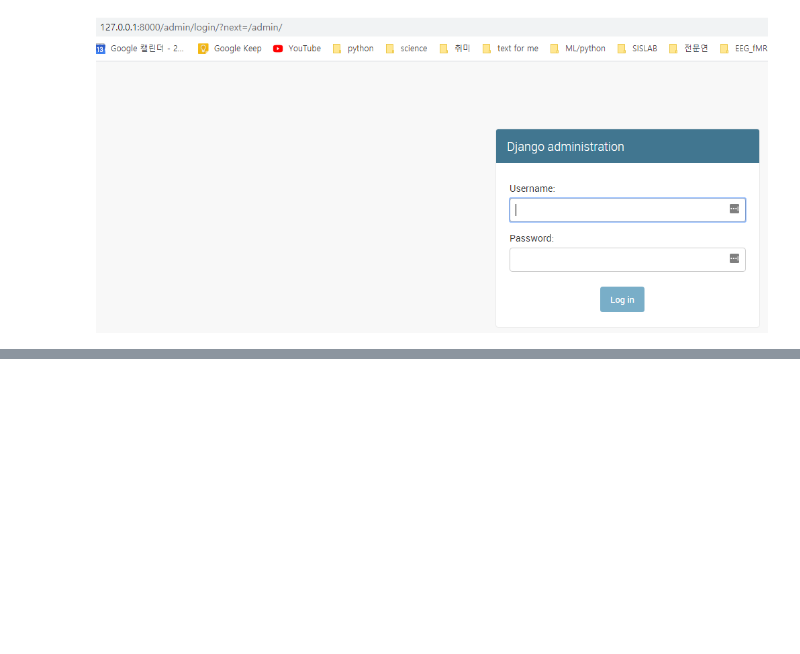
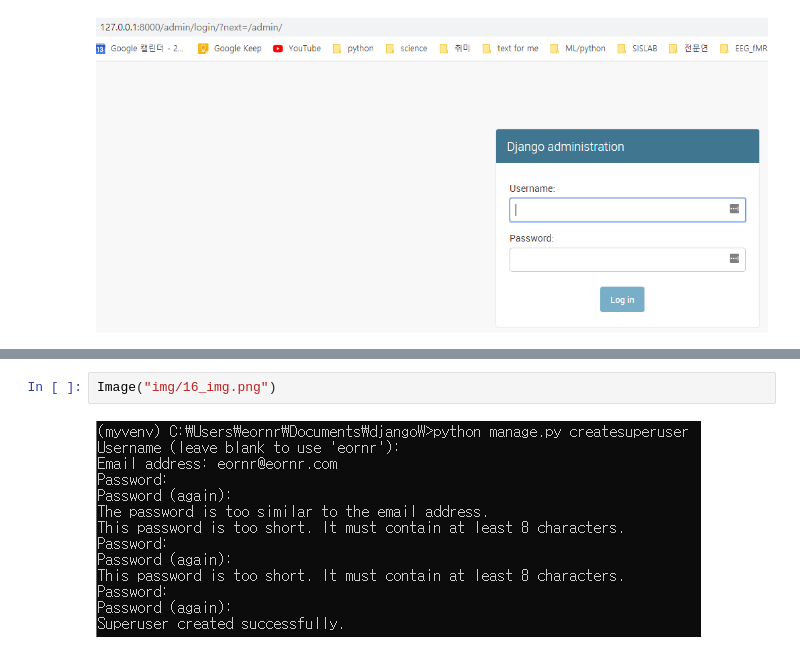
Before and after one commit to daegukdo/GCWM, a Jupyter notebook: 18/03_django_admin.ipynb, the cells around one changed output, grey strips where cells are left out. Saved outputs shown, nothing was run; the diff lists cells and outputs as text; blank space fills up the shorter version.

```diff
--- a/18/03_django_admin.ipynb
+++ b/18/03_django_admin.ipynb
@@ -39,0 +51,4 @@ Image("img/15_img.png")
+# %%
+Image("img/16_img.png")
+# %% [output]
+[figure, added]
```
Also changed, not shown: parts of 3 cells of this notebook, 4 other files.
